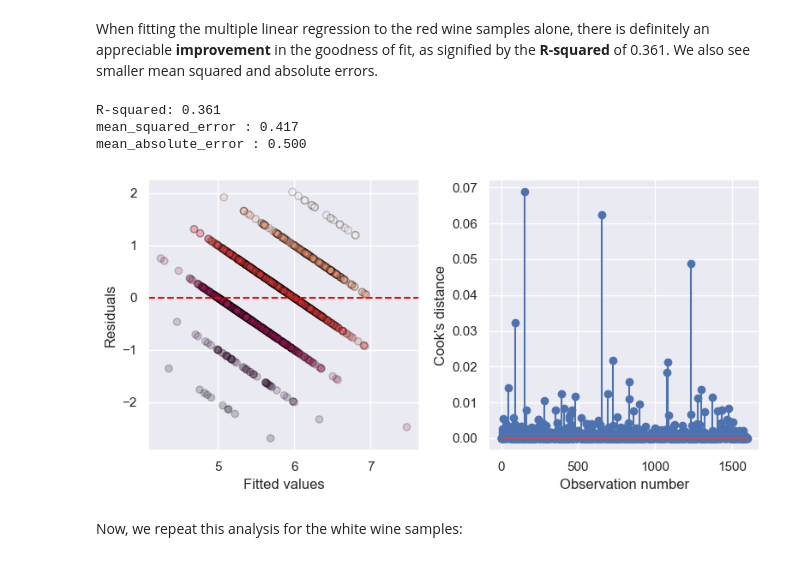
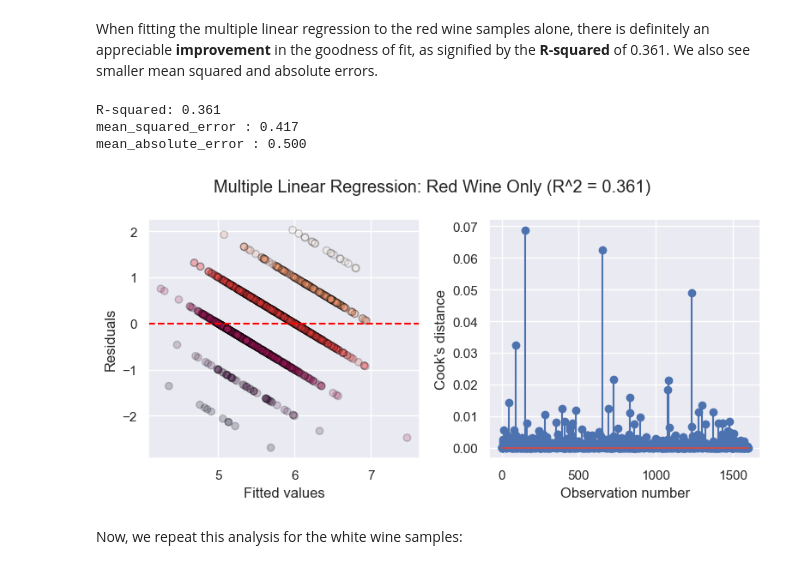
Before and after one commit to pittachalk/ebi02156, a Jupyter notebook: main.ipynb, the cells around one changed output. Saved outputs shown, nothing was run; the diff lists cells and outputs as text; code cells hidden in the pictures.

```diff
--- a/main.ipynb
+++ b/main.ipynb
@@ -335,15 +341,18 @@ When fitting the multiple linear regression to the red wine samples alone, there
 # %%
 # model for red wine alone
 X = df_red.drop(['quality', 'wine_type'], axis = 1)
 Y = df_red['quality']
 model_red =  multiple_linear_regression(X, Y)
 evaluate_model_performance(model_red)
 _ = evaluate_residuals(model_red, Y)
+plt.suptitle(f"Multiple Linear Regression: Red Wine Only (R^2 = {model_red.rsquared:.3f})")
+plt.tight_layout()
+plt.savefig(f'output/q5-model_red.pdf')
 # %% [output]
 R-squared: 0.361
 mean_squared_error : 0.417
 mean_absolute_error : 0.500
-[figure, old version]
+[figure, new version]
 # %% [markdown]
 Now, we repeat this analysis for the white wine samples:
 # %%
```
Also changed, not shown: parts of 6 cells of this notebook.
